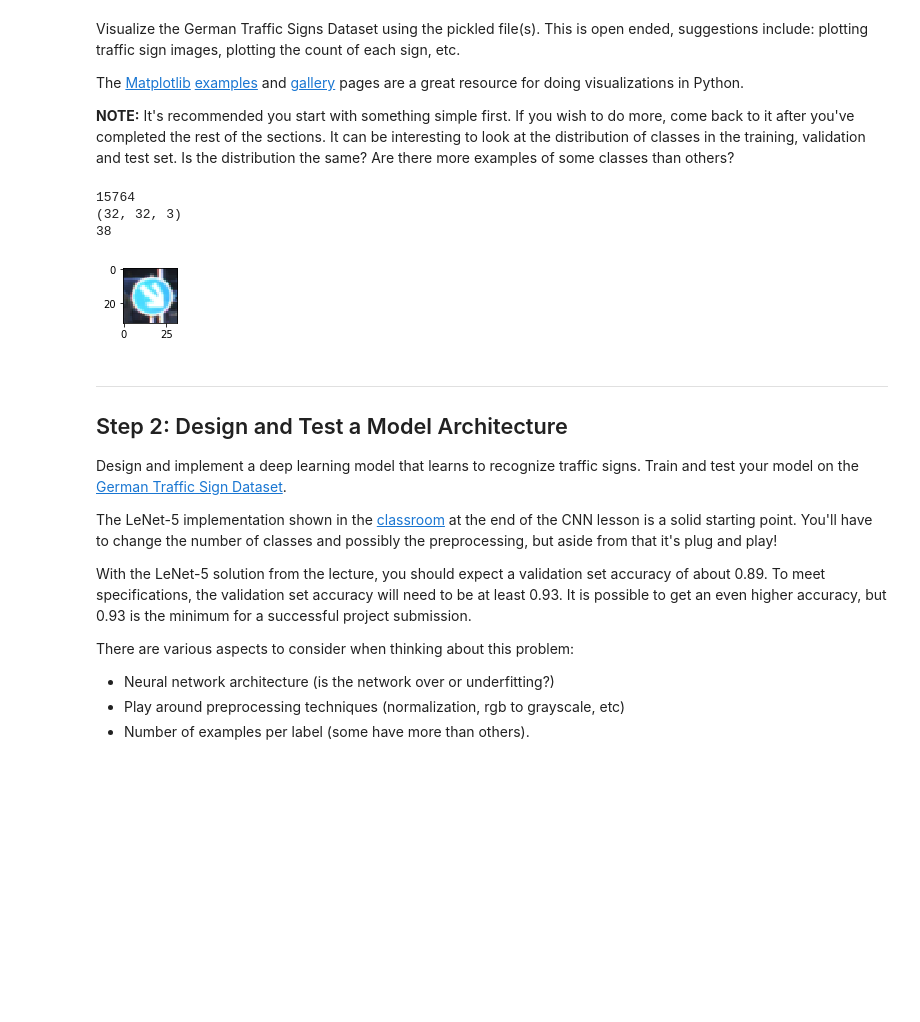
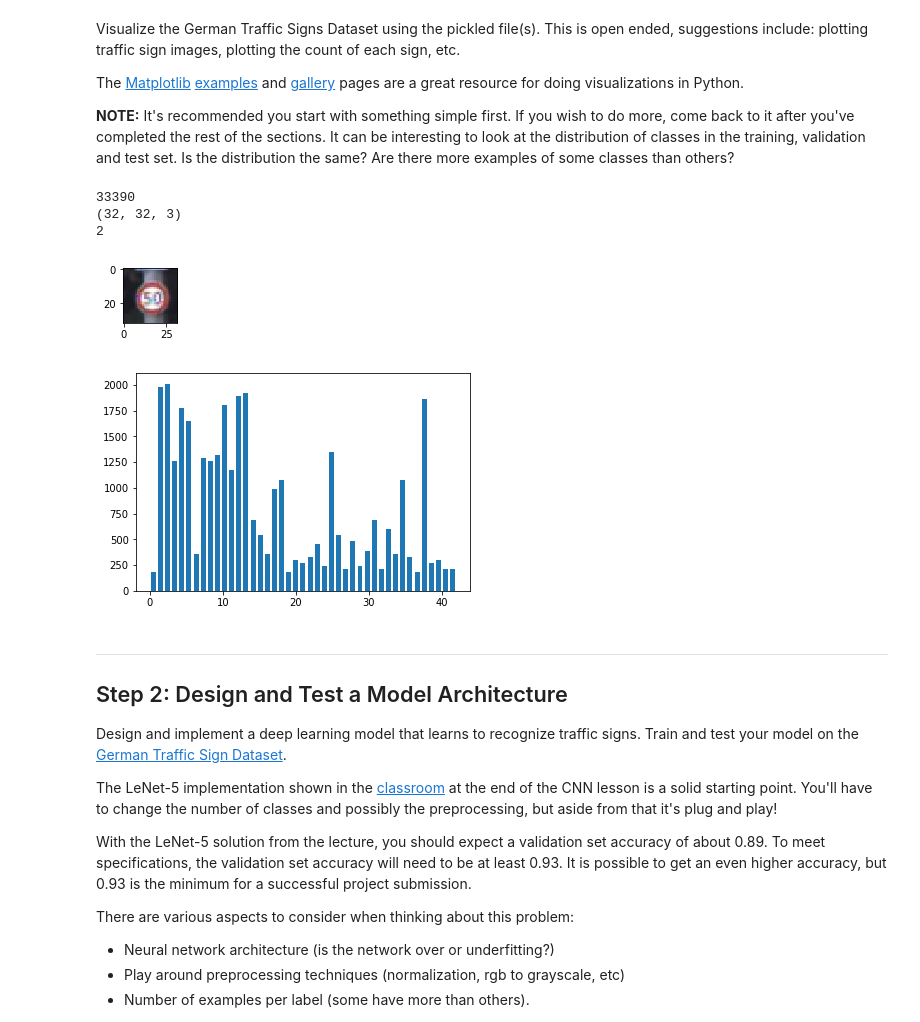
Before and after one commit to iabdelmo/Traffic_SignClassifier, a Jupyter notebook: Traffic_Sign_Classifier.ipynb, the cells around one changed output. Saved outputs shown, nothing was run; the diff lists cells and outputs as text; code cells hidden in the pictures; blank space fills up the shorter version.

```diff
--- a/Traffic_Sign_Classifier.ipynb
+++ b/Traffic_Sign_Classifier.ipynb
@@ -25,9 +25,9 @@ import pickle
 
 # TODO: Fill this in based on where you saved the training and testing data
 
-training_file = '../train.p'
-validation_file='../valid.p'
-testing_file = '../test.p'
+training_file = './traffic-signs-data/train.p'
+validation_file='./traffic-signs-data/valid.p'
+testing_file = './traffic-signs-data/test.p'
 
 with open(training_file, mode='rb') as f:
     train = pickle.load(f)
@@ -57,7 +57,7 @@ Complete the basic data summary below. Use python, numpy and/or pandas methods t
 # %%
 ### Replace each question mark with the appropriate value.
 ### Use python, pandas or numpy methods rather than hard coding the results
-import pandas as pd
+import numpy as np
 # TODO: Number of training examples
 n_train = len(x_train)
 
@@ -72,7 +72,7 @@ image_shape = x_test[0].shape
 
 # TODO: How many unique classes/labels there are in the dataset.
 
-n_classes = 43
+n_classes = len(np.unique(y_train))
 
 print("Number of training examples =", n_train)
 print("Number of Validation examples = ", n_validation)
@@ -109,10 +109,19 @@ plt.figure(figsize=(1,1))
 plt.imshow(image)
 print(y_train[index])
 # %% [output]
-15764
+33390
 (32, 32, 3)
-38
+2
-[figure, old version]
+[figure, new version]
+# %%
+# histogram of label frequency
+hist, bins = np.histogram(y_train, bins=n_classes)
+width = 0.7 * (bins[1] - bins[0])
+center = (bins[:-1] + bins[1:]) / 2
+plt.bar(center, hist, align='center', width=width)
+plt.show()
+# %% [output]
+[figure, added]
 # %% [markdown]
 ----
 
```
Also changed, not shown: parts of 9 cells of this notebook, 17 other files.
